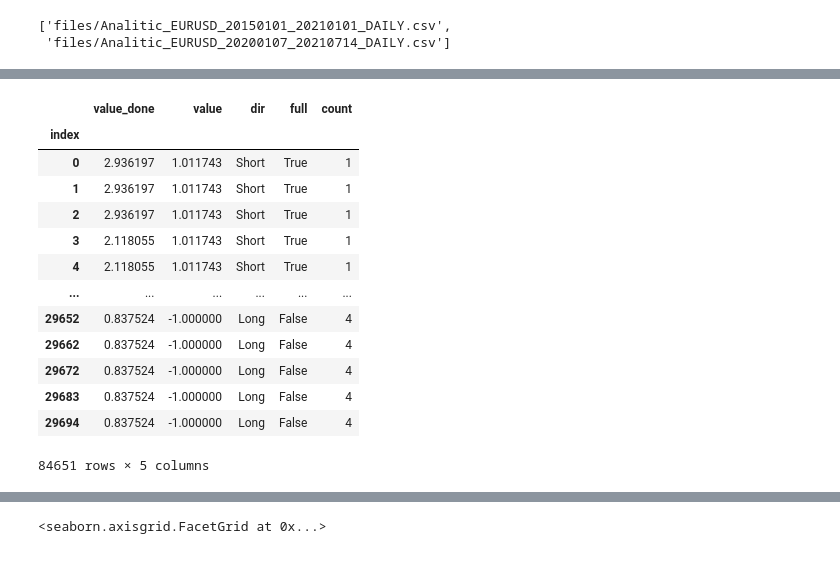
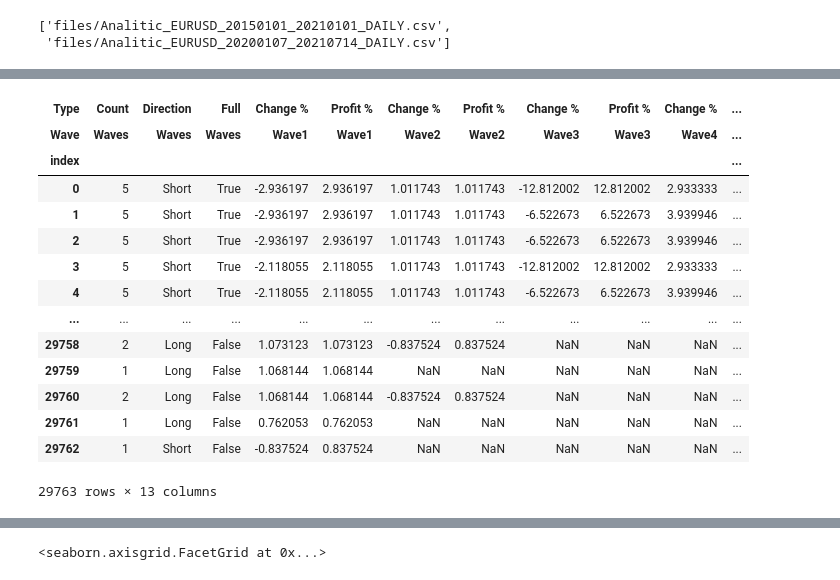
Before and after one commit to NNTrade/indicators, a Jupyter notebook: example/ElliotWales/search_analitic_final_2.ipynb, the cells around one changed output, grey strips where cells are left out. Cells and saved outputs as stored; diff of their text form; code cells hidden in the pictures.

```diff
--- a/example/ElliotWales/search_analitic_final_2.ipynb
+++ b/example/ElliotWales/search_analitic_final_2.ipynb
@@ -51,19 +17,20 @@ def wave_close_df(close_count:int):
-# %%
-sns_df = pd.concat([wave_close_df(1),wave_close_df(2),wave_close_df(3),wave_close_df(4)])
-sns_df["value"] = sns_df["value"].fillna(-1)
-sns_df
-# %% [output]
-|  | value_done | value | dir | full | count |
-| index |  |  |  |  |  |
-| 0 | 2.936197 | 1.011743 | Short | True | 1 |
-| 1 | 2.936197 | 1.011743 | Short | True | 1 |
-| 2 | 2.936197 | 1.011743 | Short | True | 1 |
-| 3 | 2.118055 | 1.011743 | Short | True | 1 |
-| 4 | 2.118055 | 1.011743 | Short | True | 1 |
-| ... | ... | ... | ... | ... | ... |
-| 29652 | 0.837524 | -1.000000 | Long | False | 4 |
-| 29662 | 0.837524 | -1.000000 | Long | False | 4 |
-| 29672 | 0.837524 | -1.000000 | Long | False | 4 |
-| 29683 | 0.837524 | -1.000000 | Long | False | 4 |
-| 29694 | 0.837524 | -1.000000 | Long | False | 4 |
-84651 rows × 5 columns
+# %%
+df = pd.read_csv(onlyfiles[0],index_col="index").rename(columns={"SubWaveCount":"Count"})
+df = change_col_name(df)
+df
+# %% [output]
+| Type | Count | Direction | Full | Change % | Profit % | Change % | Profit % | Change % | Profit % | Change % | ... |
+| Wave | Waves | Waves | Waves | Wave1 | Wave1 | Wave2 | Wave2 | Wave3 | Wave3 | Wave4 | ... |
+| index |  |  |  |  |  |  |  |  |  |  | ... |
+| 0 | 5 | Short | True | -2.936197 | 2.936197 | 1.011743 | 1.011743 | -12.812002 | 12.812002 | 2.933333 | ... |
+| 1 | 5 | Short | True | -2.936197 | 2.936197 | 1.011743 | 1.011743 | -6.522673 | 6.522673 | 3.939946 | ... |
+| 2 | 5 | Short | True | -2.936197 | 2.936197 | 1.011743 | 1.011743 | -6.522673 | 6.522673 | 3.939946 | ... |
+| 3 | 5 | Short | True | -2.118055 | 2.118055 | 1.011743 | 1.011743 | -12.812002 | 12.812002 | 2.933333 | ... |
+| 4 | 5 | Short | True | -2.118055 | 2.118055 | 1.011743 | 1.011743 | -6.522673 | 6.522673 | 3.939946 | ... |
+| ... | ... | ... | ... | ... | ... | ... | ... | ... | ... | ... | ... |
+| 29758 | 2 | Long | False | 1.073123 | 1.073123 | -0.837524 | 0.837524 | NaN | NaN | NaN | ... |
+| 29759 | 1 | Long | False | 1.068144 | 1.068144 | NaN | NaN | NaN | NaN | NaN | ... |
+| 29760 | 2 | Long | False | 1.068144 | 1.068144 | -0.837524 | 0.837524 | NaN | NaN | NaN | ... |
+| 29761 | 1 | Long | False | 0.762053 | 0.762053 | NaN | NaN | NaN | NaN | NaN | ... |
+| 29762 | 1 | Short | False | -0.837524 | 0.837524 | NaN | NaN | NaN | NaN | NaN | ... |
+29763 rows × 13 columns
```
Also changed, not shown: parts of 4 cells of this notebook, 4 other files.
